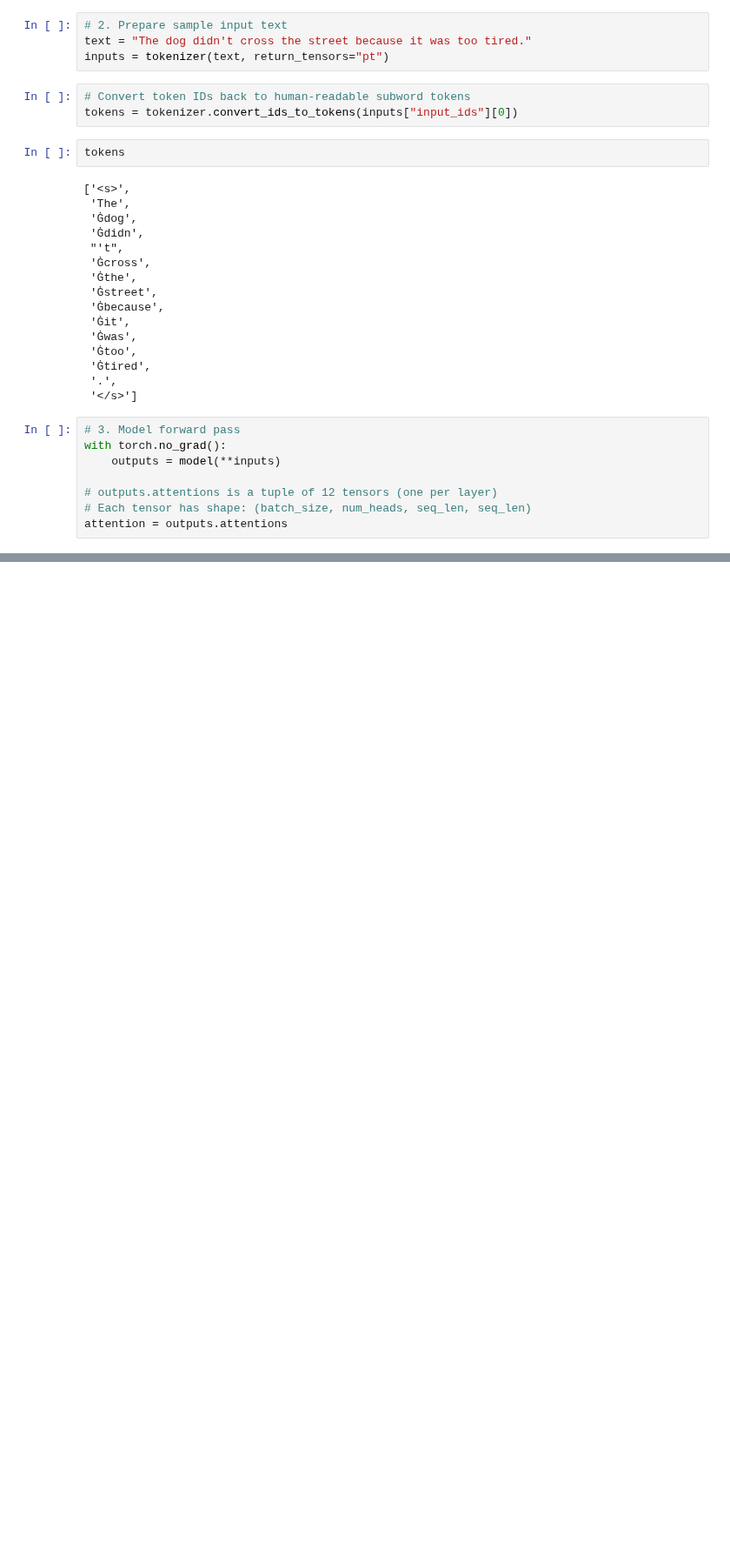
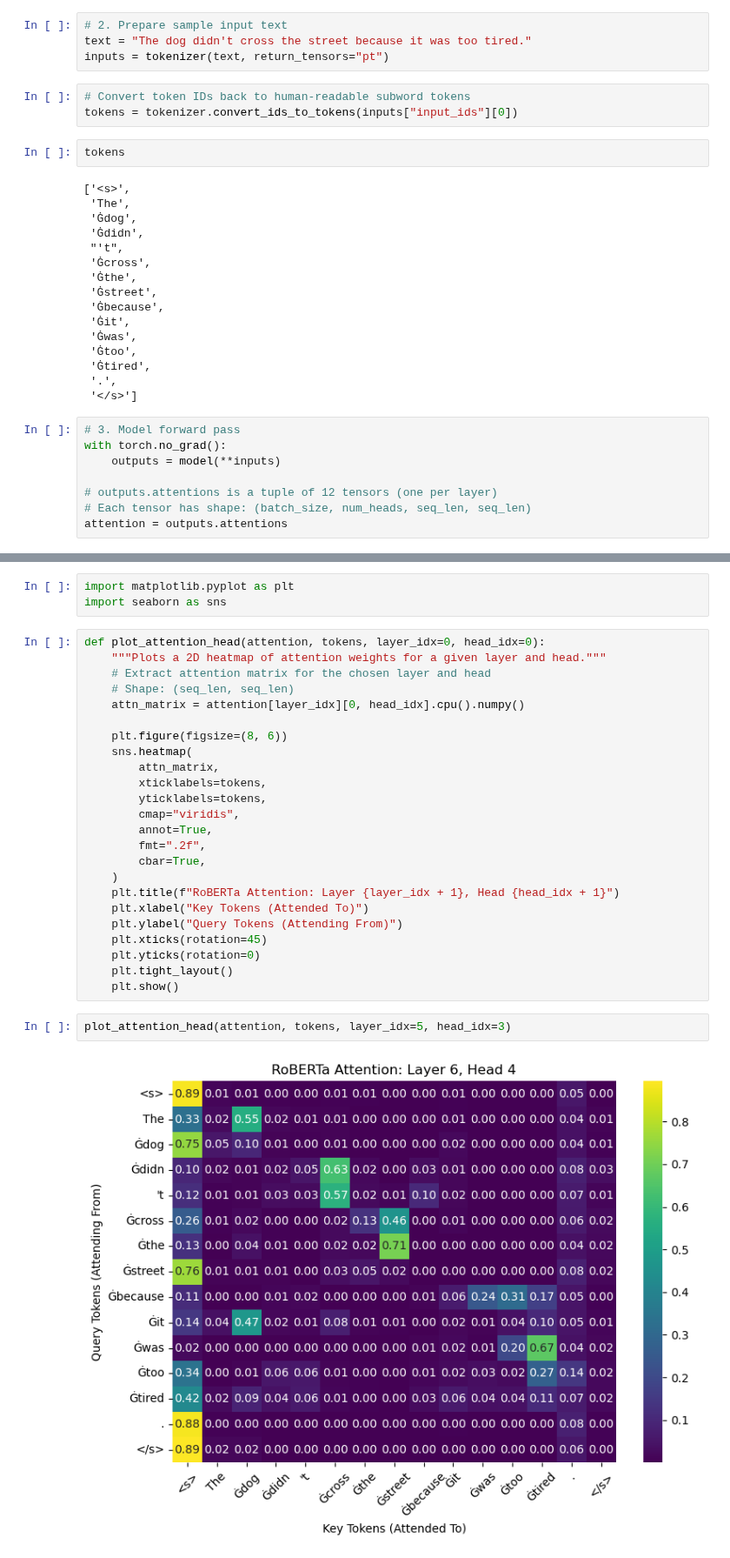
Before and after one commit to pnkq/code, a Jupyter notebook: con/src/main/python/ptok/e/visual.ipynb, the cells around one changed output, grey strips where cells are left out. Shown at 87% size. Cells and saved outputs as stored; diff of their text form; blank space fills up the shorter version.

Commit message:
add heatmap example

```diff
--- a/con/src/main/python/ptok/e/visual.ipynb
+++ b/con/src/main/python/ptok/e/visual.ipynb
@@ -70,3 +57,34 @@ model_view(attention, tokens)
 # %% [output]
 [interactive output not drawn]
 [interactive output not drawn]
+# %%
+import matplotlib.pyplot as plt
+import seaborn as sns
+# %%
+def plot_attention_head(attention, tokens, layer_idx=0, head_idx=0):
+    """Plots a 2D heatmap of attention weights for a given layer and head."""
+    # Extract attention matrix for the chosen layer and head
+    # Shape: (seq_len, seq_len)
+    attn_matrix = attention[layer_idx][0, head_idx].cpu().numpy()
+
+    plt.figure(figsize=(8, 6))
+    sns.heatmap(
+        attn_matrix,
+        xticklabels=tokens,
+        yticklabels=tokens,
+        cmap="viridis",
+        annot=True,
+        fmt=".2f",
+        cbar=True,
+    )
+    plt.title(f"RoBERTa Attention: Layer {layer_idx + 1}, Head {head_idx + 1}")
+    plt.xlabel("Key Tokens (Attended To)")
+    plt.ylabel("Query Tokens (Attending From)")
+    plt.xticks(rotation=45)
+    plt.yticks(rotation=0)
+    plt.tight_layout()
+    plt.show()
+# %%
+plot_attention_head(attention, tokens, layer_idx=5, head_idx=3)
+# %% [output]
+[figure, added]
```
Also changed, not shown: parts of 2 cells of this notebook, 1 other file.
